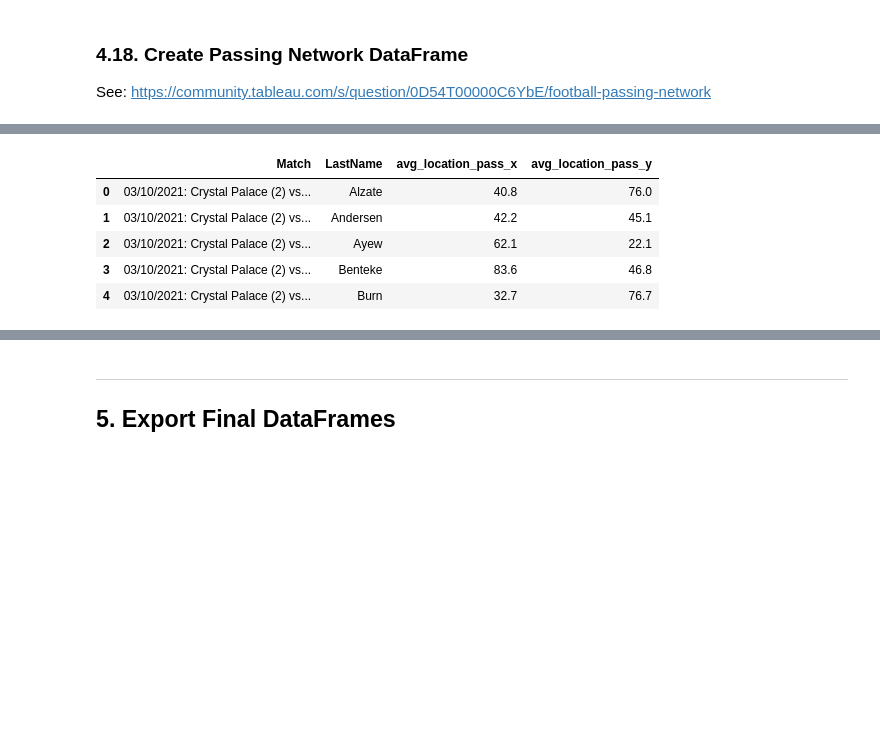
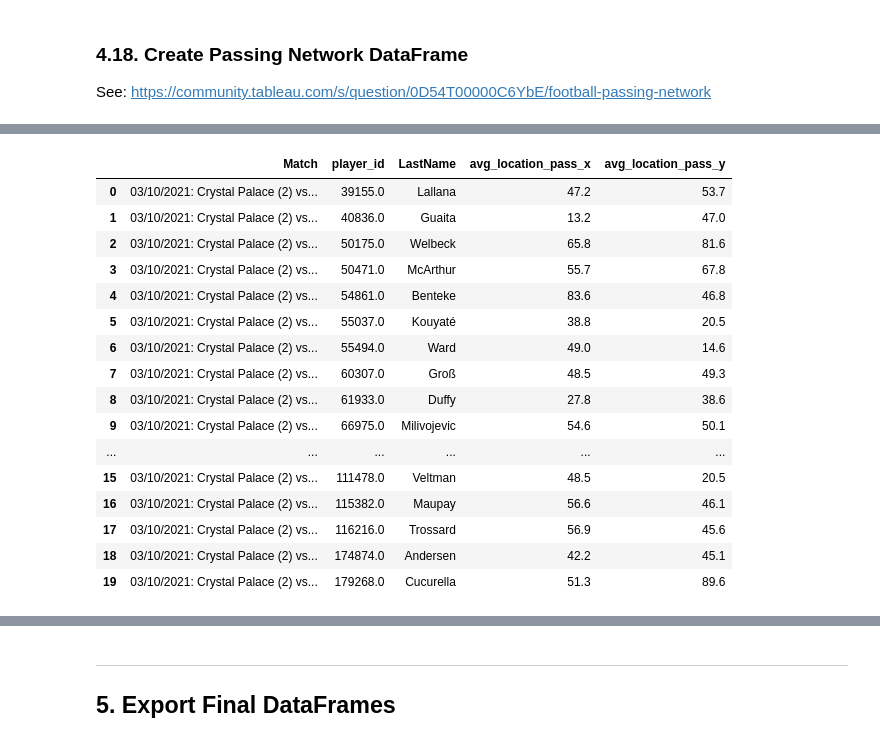
Before and after one commit to learnuidev/watford, a Jupyter notebook: notebooks/2_data_engineering/Opta Data Engineering.ipynb, the cells around one changed output, grey strips where cells are left out. Cells and saved outputs as stored; diff of their text form; code cells hidden in the pictures; blank space fills up the shorter version.

```diff
--- a/notebooks/2_data_engineering/Opta Data Engineering.ipynb
+++ b/notebooks/2_data_engineering/Opta Data Engineering.ipynb
@@ -2295,10 +2294,15 @@ def create_passing_matrix(df_events):
     Function to...
     """
 
+    ##
+    df_events = df_events.sort_values(['MatchID', 'event_id', 'period_id'], ascending=[True, True, True])
+
+
     df_events['PassRecipientLastName'] = df_events['LastName'].shift(-1)
+    df_events['PassRecipientId'] = df_events['player_id'].shift(-1)
 
     ## Select columns of interest
-    df_events = df_events[['event_id', 'period_id', 'team_id', 'outcome', 'isPass', 'isTouch', 'xG', 'xT', 'FirstName', 'LastName', 'FullName', 'PassRecipientLastName', 'event_name', 'x', 'y', 'PassEndX', 'PassEndY']]
+    df_events = df_events[['event_id', 'MatchID','period_id', 'team_id', 'outcome', 'isPass', 'isTouch', 'xG', 'xT', 'player_id', 'FirstName', 'LastName', 'FullName', 'PassRecipientLastName', 'PassRecipientId', 'event_name', 'x', 'y', 'PassEndX', 'PassEndY']]
 
     ##
     df_events = df_events[(df_events['isPass'] == 1)]
@@ -2358,9 +2487,13 @@ See: https://community.tableau.com/s/question/0D54T00000C6YbE/football-passing-n
 # %%
 df_passing_network = df_passing_matrix.copy()
+# %%
+##
+df_passing_network = df_passing_network.sort_values(['df_name', 'MatchID', 'event_id', 'period_id'], ascending=[True, True, True, True])
 # %%
 df_passing_network = df_passing_network[(df_passing_network['isPass'] == 1)]
 # %%
 df_passing_network['player_recipient'] = np.where(df_passing_network['df_name'] == 'df1', df_passing_network['LastName'], df_passing_network['PassRecipientLastName'])
+df_passing_network['player_recipient_id'] = np.where(df_passing_network['df_name'] == 'df1', df_passing_network['player_id'], df_passing_network['PassRecipientId'])
 # %%
 df_passing_network.shape
 # %% [output]
@@ -2435,6 +2583,7 @@ df_passing_network_grouped.shape
 
 ## Define columns
 cols = ['Match',
+        'player_id',
         'LastName',
         'Pass_X',
         'Pass_Y'
@@ -2448,42 +2597,55 @@ df_passing_network_avg_pass = df_passing_network[cols]
 ##
 df_passing_network_avg_pass_grouped = (df_passing_network_avg_pass
                                           .groupby(['Match',
+                                                    'player_id',
                                                     'LastName',
                                                    ])
                                           .agg({'Pass_X': ['mean'],
                                                 'Pass_Y': ['mean']
                                                })
                                      )
 
 ##
 df_passing_network_avg_pass_grouped.columns = df_passing_network_avg_pass_grouped.columns.droplevel(level=0)
 
 ##
 df_passing_network_avg_pass_grouped = df_passing_network_avg_pass_grouped.reset_index()
 
 ##
 df_passing_network_avg_pass_grouped.columns = ['Match',
+                                               'player_id',
                                                'LastName',
                                                'avg_location_pass_x',
                                                'avg_location_pass_y'
                                      ]
 
 ##
 df_passing_network_avg_pass_grouped['avg_location_pass_x'] = df_passing_network_avg_pass_grouped['avg_location_pass_x'].round(decimals=1)
 df_passing_network_avg_pass_grouped['avg_location_pass_y'] = df_passing_network_avg_pass_grouped['avg_location_pass_y'].round(decimals=1)
 
 ##
 #df_passing_network_avg_pass_grouped = df_passing_network_avg_pass_grouped.sort_values(['full_fixture_date', 'player_name'], ascending=[True, True])
 
 ##
-df_passing_network_avg_pass_grouped.head()
+df_passing_network_avg_pass_grouped.head(20)
 # %% [output]
-|  | Match | LastName | avg_location_pass_x | avg_location_pass_y |
-| 0 | 03/10/2021: Crystal Palace (2) vs... | Alzate | 40.8 | 76.0 |
-| 1 | 03/10/2021: Crystal Palace (2) vs... | Andersen | 42.2 | 45.1 |
-| 2 | 03/10/2021: Crystal Palace (2) vs... | Ayew | 62.1 | 22.1 |
-| 3 | 03/10/2021: Crystal Palace (2) vs... | Benteke | 83.6 | 46.8 |
-| 4 | 03/10/2021: Crystal Palace (2) vs... | Burn | 32.7 | 76.7 |
+|  | Match | player_id | LastName | avg_location_pass_x | avg_location_pass_y |
+| 0 | 03/10/2021: Crystal Palace (2) vs... | 39155.0 | Lallana | 47.2 | 53.7 |
+| 1 | 03/10/2021: Crystal Palace (2) vs... | 40836.0 | Guaita | 13.2 | 47.0 |
+| 2 | 03/10/2021: Crystal Palace (2) vs... | 50175.0 | Welbeck | 65.8 | 81.6 |
+| 3 | 03/10/2021: Crystal Palace (2) vs... | 50471.0 | McArthur | 55.7 | 67.8 |
+| 4 | 03/10/2021: Crystal Palace (2) vs... | 54861.0 | Benteke | 83.6 | 46.8 |
+| 5 | 03/10/2021: Crystal Palace (2) vs... | 55037.0 | Kouyaté | 38.8 | 20.5 |
+| 6 | 03/10/2021: Crystal Palace (2) vs... | 55494.0 | Ward | 49.0 | 14.6 |
+| 7 | 03/10/2021: Crystal Palace (2) vs... | 60307.0 | Groß | 48.5 | 49.3 |
+| 8 | 03/10/2021: Crystal Palace (2) vs... | 61933.0 | Duffy | 27.8 | 38.6 |
+| 9 | 03/10/2021: Crystal Palace (2) vs... | 66975.0 | Milivojevic | 54.6 | 50.1 |
+| ... | ... | ... | ... | ... | ... |
+| 15 | 03/10/2021: Crystal Palace (2) vs... | 111478.0 | Veltman | 48.5 | 20.5 |
+| 16 | 03/10/2021: Crystal Palace (2) vs... | 115382.0 | Maupay | 56.6 | 46.1 |
+| 17 | 03/10/2021: Crystal Palace (2) vs... | 116216.0 | Trossard | 56.9 | 45.6 |
+| 18 | 03/10/2021: Crystal Palace (2) vs... | 174874.0 | Andersen | 42.2 | 45.1 |
+| 19 | 03/10/2021: Crystal Palace (2) vs... | 179268.0 | Cucurella | 51.3 | 89.6 |
 # %%
 df_passing_network_avg_pass_grouped.shape
 # %% [output]
```
Also changed, not shown: parts of 27 cells of this notebook.
